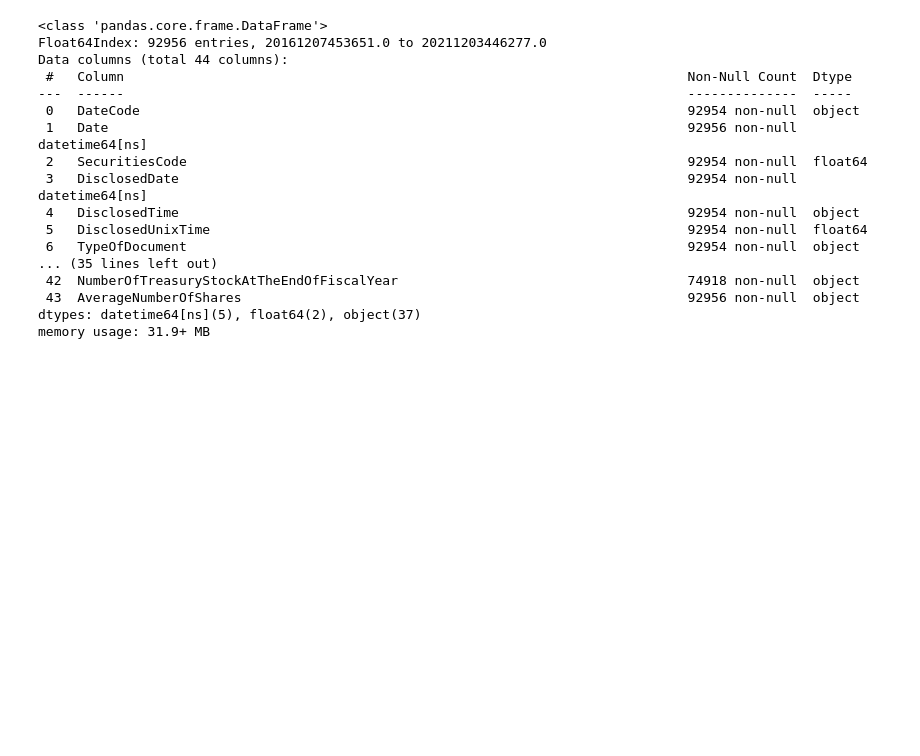
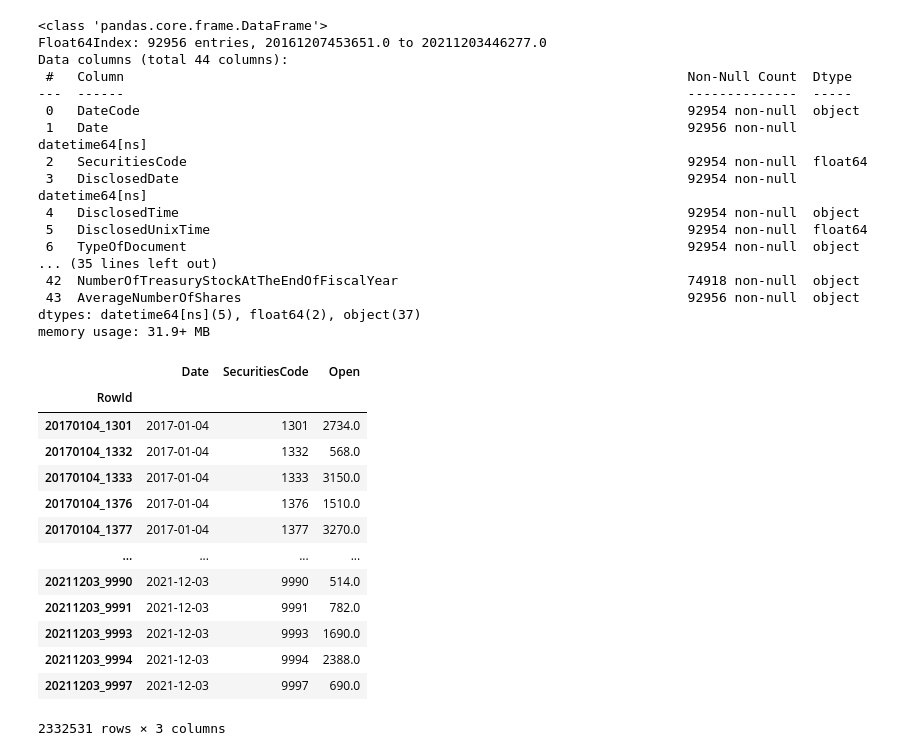
Before and after one commit to vasilyevdmitry14/JPX, a Jupyter notebook: main.ipynb, the cells around one changed output. Drawn from its saved outputs; the diff is of its cells as text; code cells hidden in the pictures; blank space fills up the shorter version.

```diff
--- a/main.ipynb
+++ b/main.ipynb
@@ -139,3 +171,20 @@ Data columns (total 44 columns):
  43  AverageNumberOfShares                                                         92956 non-null  object
 dtypes: datetime64[ns](5), float64(2), object(37)
 memory usage: 31.9+ MB
+# %%
+stock_prices.iloc[:,:3]
+# %% [output]
+|  | Date | SecuritiesCode | Open |
+| RowId |  |  |  |
+| 20170104_1301 | 2017-01-04 | 1301 | 2734.0 |
+| 20170104_1332 | 2017-01-04 | 1332 | 568.0 |
+| 20170104_1333 | 2017-01-04 | 1333 | 3150.0 |
+| 20170104_1376 | 2017-01-04 | 1376 | 1510.0 |
+| 20170104_1377 | 2017-01-04 | 1377 | 3270.0 |
+| ... | ... | ... | ... |
+| 20211203_9990 | 2021-12-03 | 9990 | 514.0 |
+| 20211203_9991 | 2021-12-03 | 9991 | 782.0 |
+| 20211203_9993 | 2021-12-03 | 9993 | 1690.0 |
+| 20211203_9994 | 2021-12-03 | 9994 | 2388.0 |
+| 20211203_9997 | 2021-12-03 | 9997 | 690.0 |
+2332531 rows × 3 columns
```
Also changed, not shown: parts of 6 cells of this notebook.
